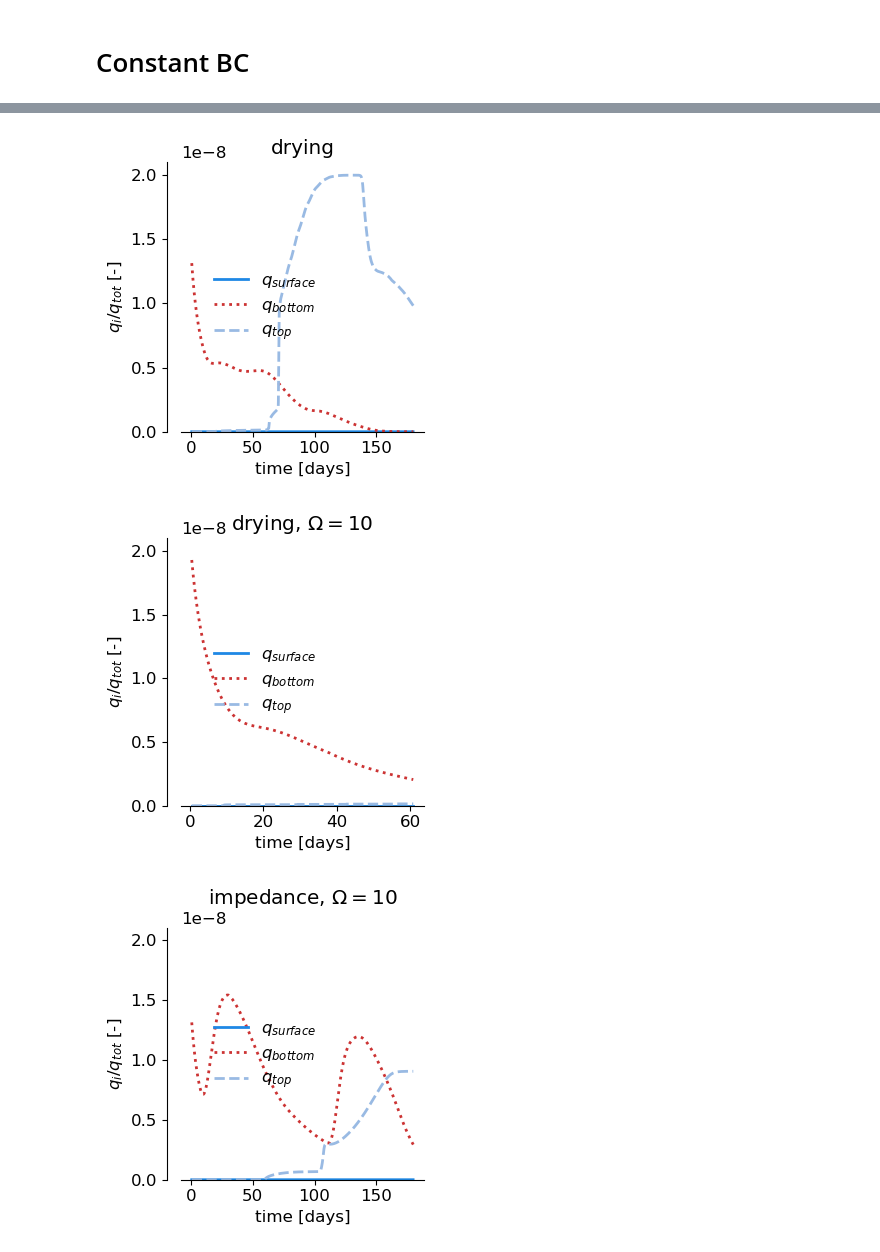
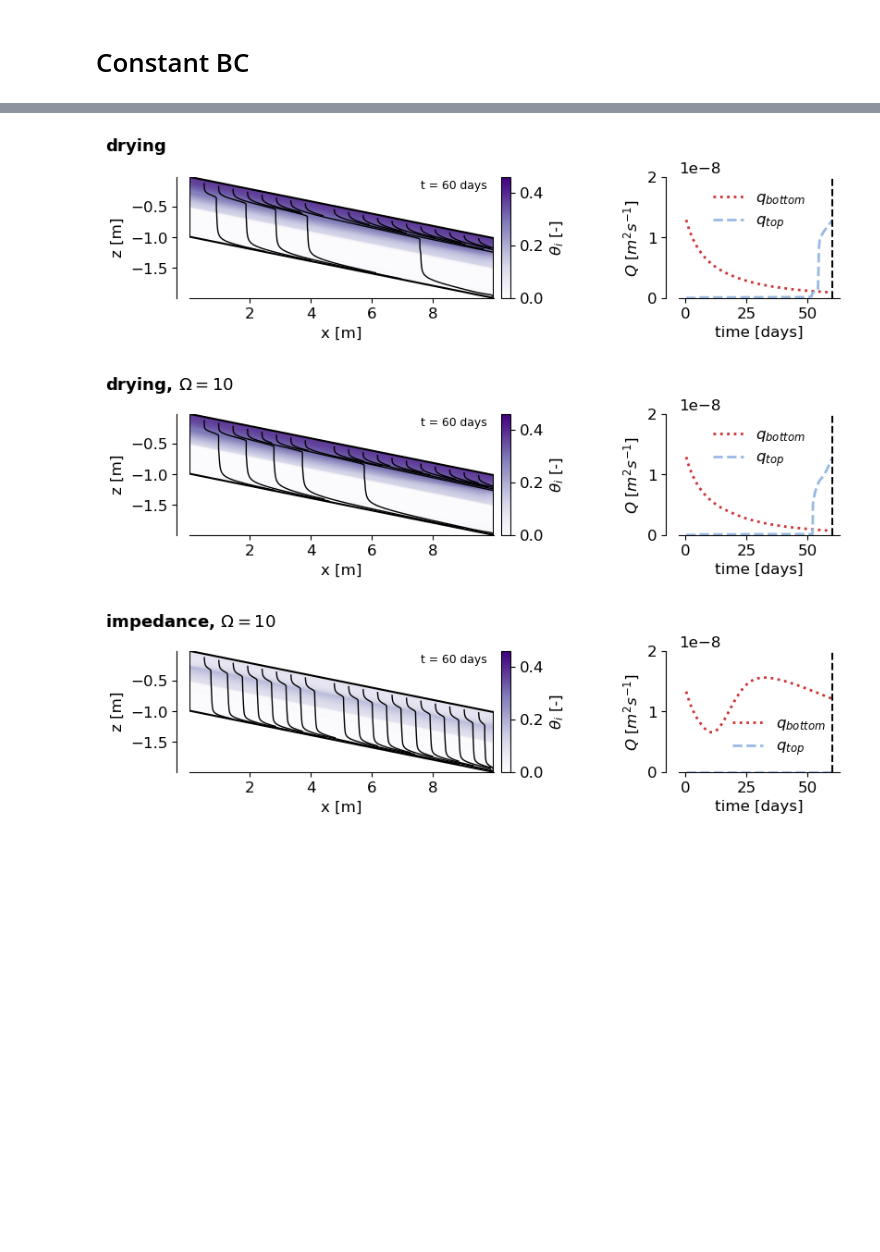
Before and after one commit to AnneMariaVera/CryoRich_AD, a Jupyter notebook: notebooks/plots_seepage.ipynb, the cells around one changed output, grey strips where cells are left out. Drawn from its saved outputs; the diff is of its cells as text; code cells hidden in the pictures; blank space fills up the shorter version.

```diff
--- a/notebooks/plots_seepage.ipynb
+++ b/notebooks/plots_seepage.ipynb
@@ -10,18 +10,20 @@ import jax.numpy as jnp
 # Constant BC
 # %%
 # input_folder = '../output/Simulations_Paper/ERA5_Sweden/simulations/simulation_'
-input_folder = '../output/Simulations_Paper/Constant/Interpolation/no_runoff/'
+input_folder = '../output/Simulations_Paper/Constant/'
 # %%
-index=10
+index = -1
 
-with open(input_folder + "drying_test.pkl", 'rb') as pickle_file:
-    db_drying = pickle.load(pickle_file)
-with open(input_folder + "permaFoam_omega10.pkl", 'rb') as pickle_file:
-    db_imp_omega10 = pickle.load(pickle_file)
-with open(input_folder + "drying_omega10.pkl", 'rb') as pickle_file:
-    db_drying_omega10 = pickle.load(pickle_file)
-with open(input_folder + "permaFoam_omega50.pkl", 'rb') as pickle_file:
-    db_imp_omega50 = pickle.load(pickle_file)
-with open(input_folder + "cap.pkl", 'rb') as pickle_file:
-    db_cap = pickle.load(pickle_file)
+constant_files = {
+    "drying": "drying.pkl",
+    "drying_omega10": "drying_omega10.pkl",
+    "permaFoam_omega10": "permaFoam_omega10.pkl",
+    "permaFoam_omega50": "permaFoam_omega50.pkl",
+    "cap": "cap.pkl",
+}
+
+constant_dbs = {}
+for parametrization, filename in constant_files.items():
+    with open(input_folder + filename, 'rb') as pickle_file:
+        constant_dbs[parametrization] = pickle.load(pickle_file)
 # %% [output]
@@ -29,15 +31,8 @@ WARNING:2026-06-24 17:02:16,161:jax._src.xla_bridge:854: An NVIDIA GPU may be pr
 # %%
-fig,ax = plotting_utils.plot_interflow(db_drying,"drying",ylim=(0,2.1e-8))
-# fig.savefig("../figures/Simulations_Paper/Constant/interflow_drying.png",dpi=300)
-fig,ax = plotting_utils.plot_interflow(db_drying_omega10,"drying_omega10",ylim=(0,2.1e-8))
-# fig.savefig("../figures/Simulations_Paper/Constant/interflow_drying_omega10.png",dpi=300)
-fig,ax = plotting_utils.plot_interflow(db_imp_omega10,"permaFoam_omega10",ylim=(0,2.1e-8))
-# fig.savefig("../figures/Simulations_Paper/Constant/interflow_permaFoam_omega10.png",dpi=300)
-fig,ax = plotting_utils.plot_interflow(db_imp_omega50,"permaFoam_omega50",ylim=(0,2.1e-8))
-# fig.savefig("../figures/Simulations_Paper/Constant/interflow_permaFoam_omega50.png",dpi=300)
-fig,ax = plotting_utils.plot_interflow(db_cap,"cap",ylim=(0,2.1e-8))
-# fig.savefig("../figures/Simulations_Paper/Constant/interflow_cap.png",dpi=300)
+for parametrization, db in constant_dbs.items():
+    fig, axes = plotting_utils.plot_interflow_streamlines(db, parametrization, index, slope=-0.1, ylim=(0,2e-8))
+    fig.savefig(f"../figures/Simulations_Paper/Constant/constant_{parametrization}.png", dpi=300)
 # %% [output]
-[figure, old version]
+[figure, new version]
-[figure, old version]
+[figure, new version]
-[figure, old version]
+[figure, new version]
```
Also changed, not shown: parts of 20 cells of this notebook, 27 other files.
